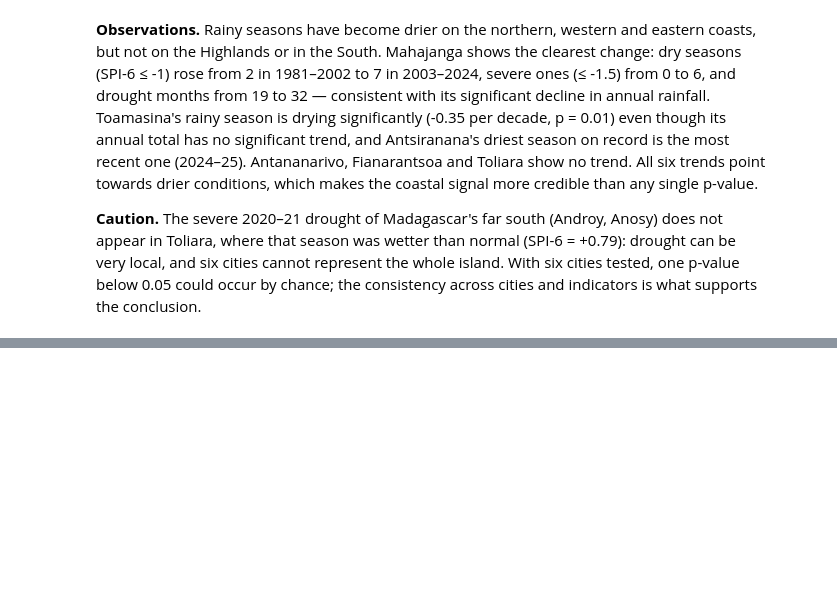
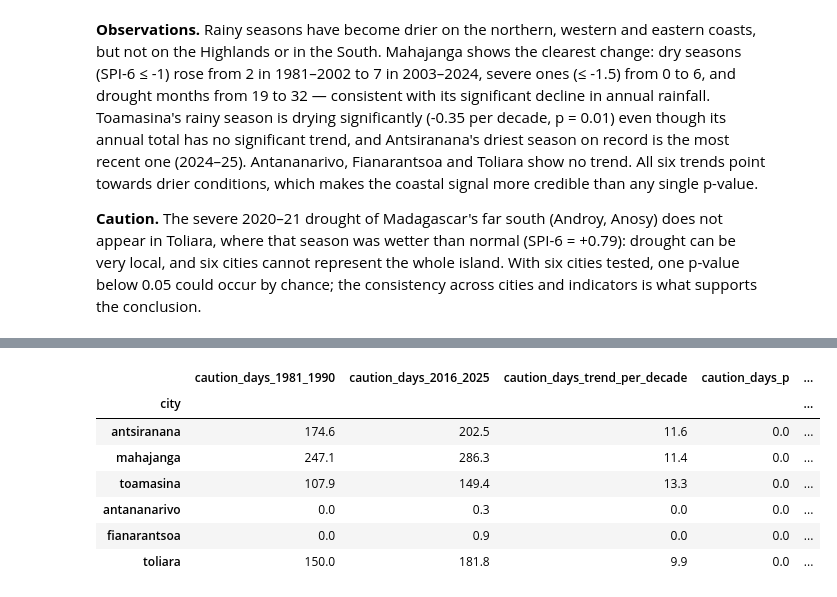
Before and after one commit to nirinaHelena/heather, a Jupyter notebook: notebooks/02_analysis.ipynb, the cells around one changed output, grey strips where cells are left out. Saved outputs shown, nothing was run; the diff lists cells and outputs as text; code cells hidden in the pictures; blank space fills up the shorter version.

```diff
--- a/notebooks/02_analysis.ipynb
+++ b/notebooks/02_analysis.ipynb
@@ -665,0 +673,33 @@ plt.show()
+# %%
+CAUTION_C, DANGER_C = 32.2, 39.4   # NOAA thresholds: 90 °F and 103 °F
+
+heat_days = df.groupby(["city", "year"]).agg(
+    caution_days=("hi_max_era5", lambda s: (s >= CAUTION_C).sum()),
+    danger_days=("hi_max_era5", lambda s: (s >= DANGER_C).sum()),
+).reset_index()
+
+rows = []
+for city in CITY_ORDER:
+    sub = heat_days[heat_days["city"] == city].sort_values("year")
+    early = sub[sub["year"].between(1981, 1990)]
+    recent = sub[sub["year"].between(2016, 2025)]
+    row = {"city": city}
+    for col in ["caution_days", "danger_days"]:
+        t = mk.original_test(sub[col])
+        row[f"{col}_1981_1990"] = early[col].mean()
+        row[f"{col}_2016_2025"] = recent[col].mean()
+        row[f"{col}_trend_per_decade"] = t.slope * 10
+        row[f"{col}_p"] = t.p
+    rows.append(row)
+
+heat_trends = pd.DataFrame(rows).set_index("city")
+heat_trends.round(1)
+# %% [output]
+|  | caution_days_1981_1990 | caution_days_2016_2025 | caution_days_trend_per_decade | caution_days_p | ... |
+| city |  |  |  |  | ... |
+| antsiranana | 174.6 | 202.5 | 11.6 | 0.0 | ... |
+| mahajanga | 247.1 | 286.3 | 11.4 | 0.0 | ... |
+| toamasina | 107.9 | 149.4 | 13.3 | 0.0 | ... |
+| antananarivo | 0.0 | 0.3 | 0.0 | 0.0 | ... |
+| fianarantsoa | 0.0 | 0.9 | 0.0 | 0.0 | ... |
+| toliara | 150.0 | 181.8 | 9.9 | 0.0 | ... |
```
Also changed, not shown: parts of 4 cells of this notebook, 10 other files.
